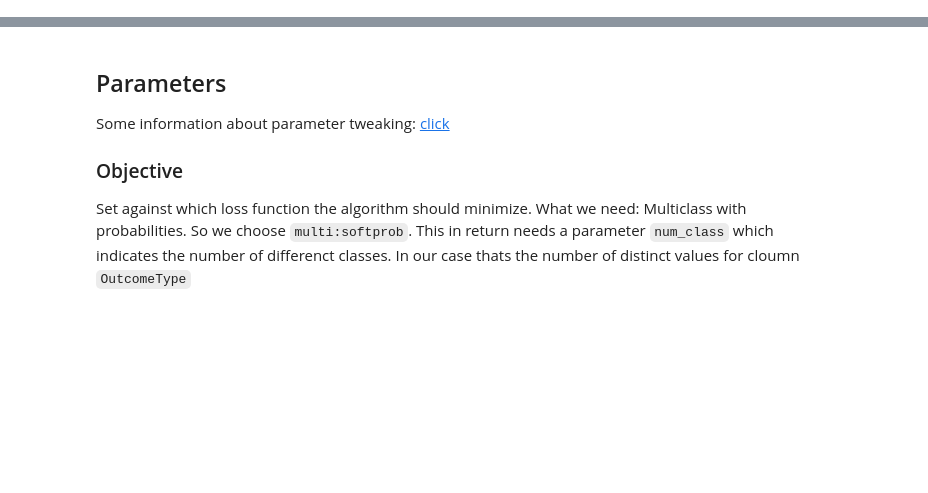
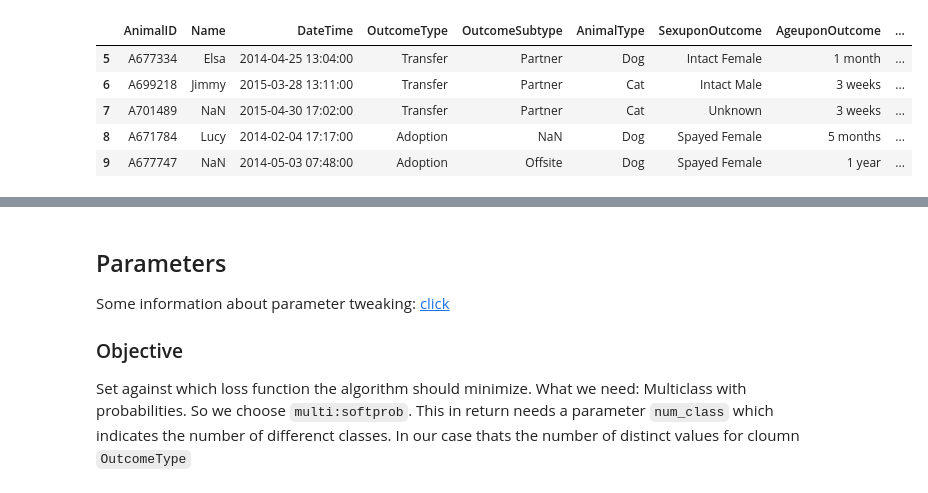
Before and after one commit to byted/ShelterAnimalOutcomeKaggle, a Jupyter notebook: xgboost/xgboost.ipynb, the cells around one changed output, grey strips where cells are left out. Cells and saved outputs as stored; diff of their text form; code cells hidden in the pictures; blank space fills up the shorter version.

```diff
--- a/xgboost/xgboost.ipynb
+++ b/xgboost/xgboost.ipynb
@@ -0,0 +20,17 @@
+# %%
+train_df['Intact'], train_df['Sex'] = train_df.SexuponOutcome.str.split(' ').str
+train_df['Intact'] = train_df['Intact'].replace('Unknown', np.nan)
+train_df['Intact'] = train_df['Intact'].replace('Spayed', 'Neutered')
+
+test_df['Intact'], test_df['Sex'] = test_df.SexuponOutcome.str.split(' ').str
+test_df['Intact'] = test_df['Intact'].replace('Unknown', np.nan)
+
+
+train_df[5:10]
+# %% [output]
+|  | AnimalID | Name | DateTime | OutcomeType | OutcomeSubtype | AnimalType | SexuponOutcome | AgeuponOutcome | ... |
+| 5 | A677334 | Elsa | 2014-04-25 13:04:00 | Transfer | Partner | Dog | Intact Female | 1 month | ... |
+| 6 | A699218 | Jimmy | 2015-03-28 13:11:00 | Transfer | Partner | Cat | Intact Male | 3 weeks | ... |
+| 7 | A701489 | NaN | 2015-04-30 17:02:00 | Transfer | Partner | Cat | Unknown | 3 weeks | ... |
+| 8 | A671784 | Lucy | 2014-02-04 17:17:00 | Adoption | NaN | Dog | Spayed Female | 5 months | ... |
+| 9 | A677747 | NaN | 2014-05-03 07:48:00 | Adoption | Offsite | Dog | Spayed Female | 1 year | ... |
```
Also changed, not shown: parts of 13 cells of this notebook.
